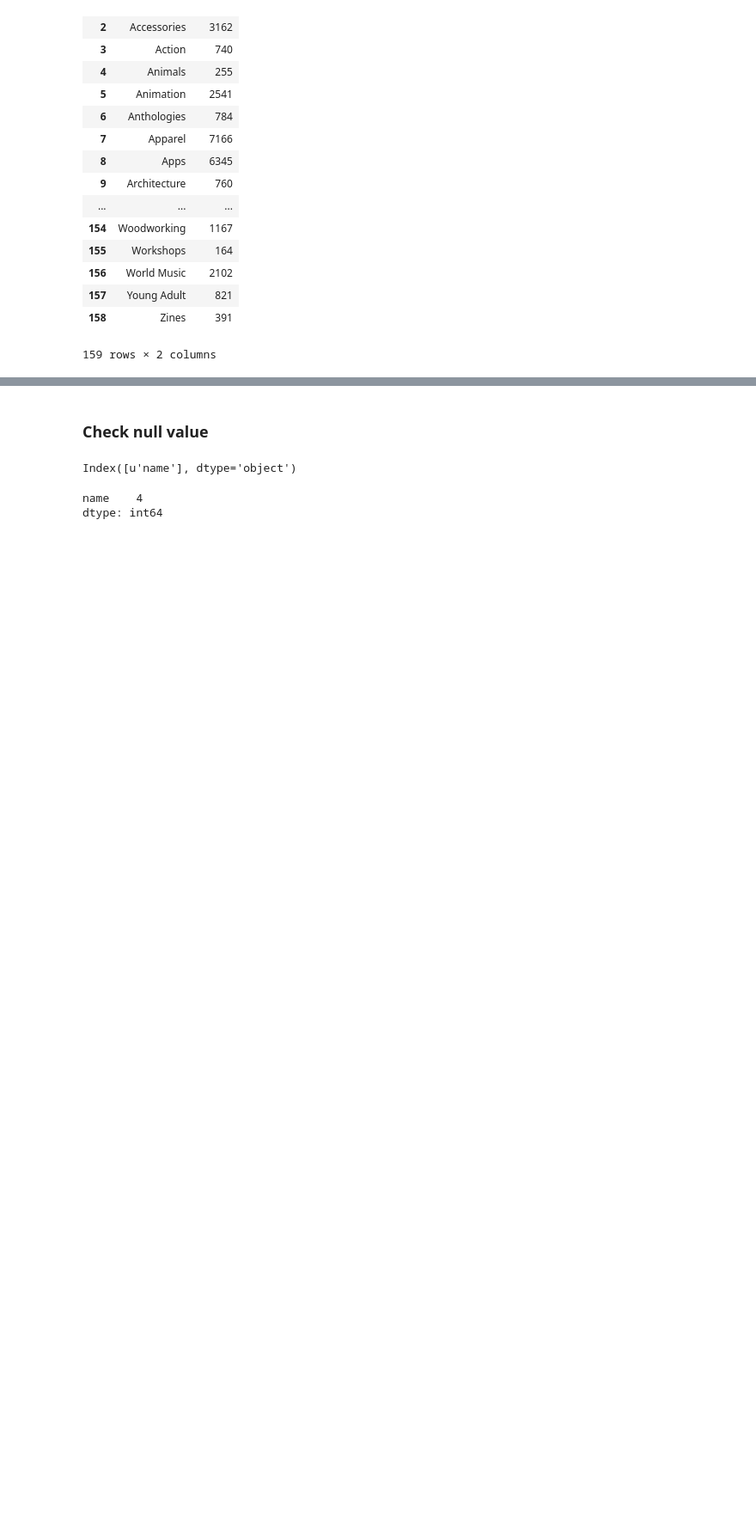
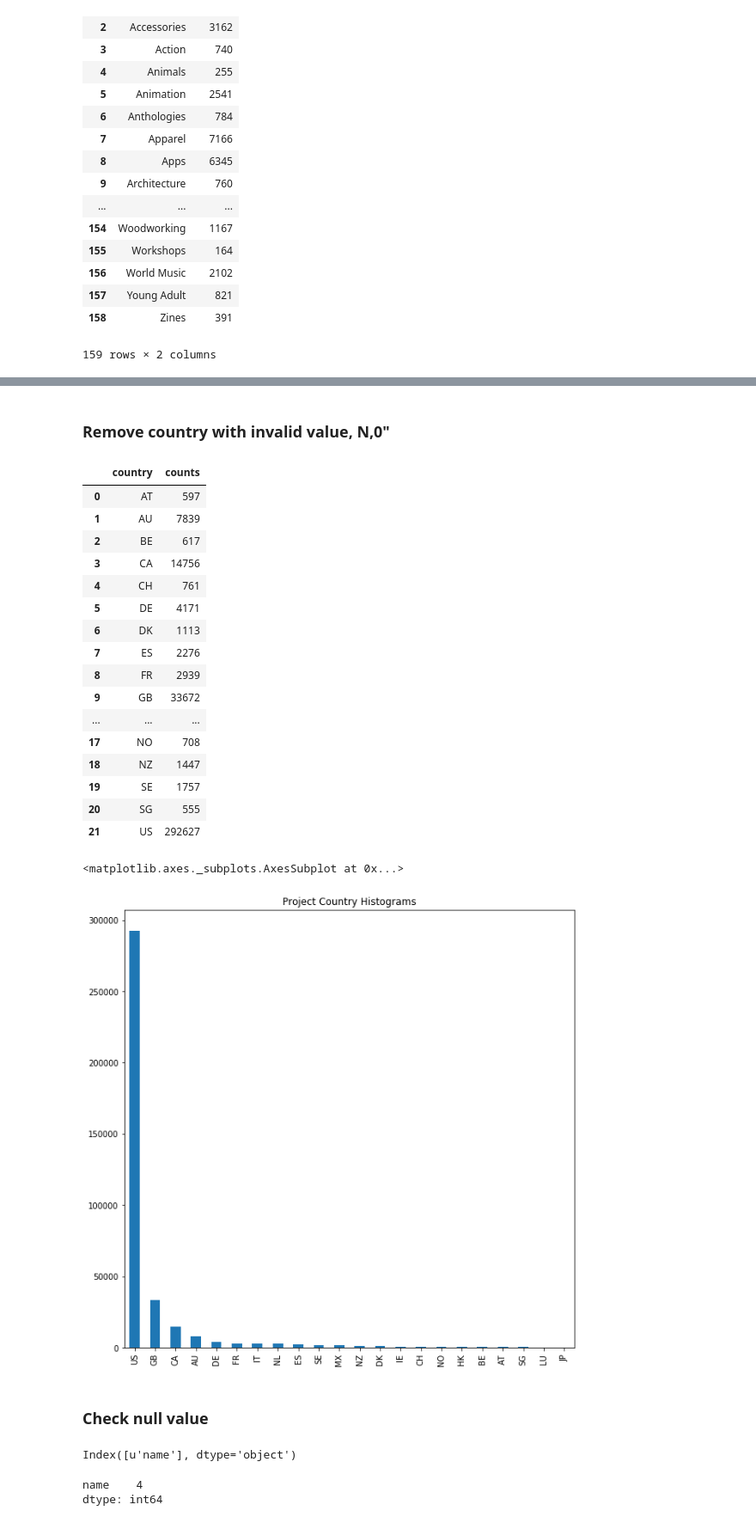
Before and after one commit to stfox13/CSC478FinalProject, a Jupyter notebook: JupyterNotebooks/EDA.ipynb, the cells around one changed output, grey strips where cells are left out. Shown: that part at 86% size. Drawn from its saved outputs; the diff is of its cells as text; code cells hidden in the pictures; blank space fills up the shorter version.

Commit message:
Remove rows with invalid country and replace Nan with Unknow in Name column

```diff
--- a/JupyterNotebooks/EDA.ipynb
+++ b/JupyterNotebooks/EDA.ipynb
@@ -210,3 +210,29 @@ kickproj['country'].value_counts().plot(kind='bar', title='Project Country Histo
+# %% [markdown]
+### Remove country with invalid value, N,0"
+# %%
+kickproj = kickproj[kickproj['country'] != 'N,0"']
+kickproj.groupby(['country']).size().reset_index(name='counts')
+kickproj['country'].value_counts().plot(kind='bar', title='Project Country Histograms')
+# %% [output]
+|  | country | counts |
+| 0 | AT | 597 |
+| 1 | AU | 7839 |
+| 2 | BE | 617 |
+| 3 | CA | 14756 |
+| 4 | CH | 761 |
+| 5 | DE | 4171 |
+| 6 | DK | 1113 |
+| 7 | ES | 2276 |
+| 8 | FR | 2939 |
+| 9 | GB | 33672 |
+| ... | ... | ... |
+| 17 | NO | 708 |
+| 18 | NZ | 1447 |
+| 19 | SE | 1757 |
+| 20 | SG | 555 |
+| 21 | US | 292627 |
+<matplotlib.axes._subplots.AxesSubplot at 0x...>
+[figure, added]
 # %% [markdown]
 ### Check null value
 # %%
```
Also changed, not shown: parts of 13 cells of this notebook.
